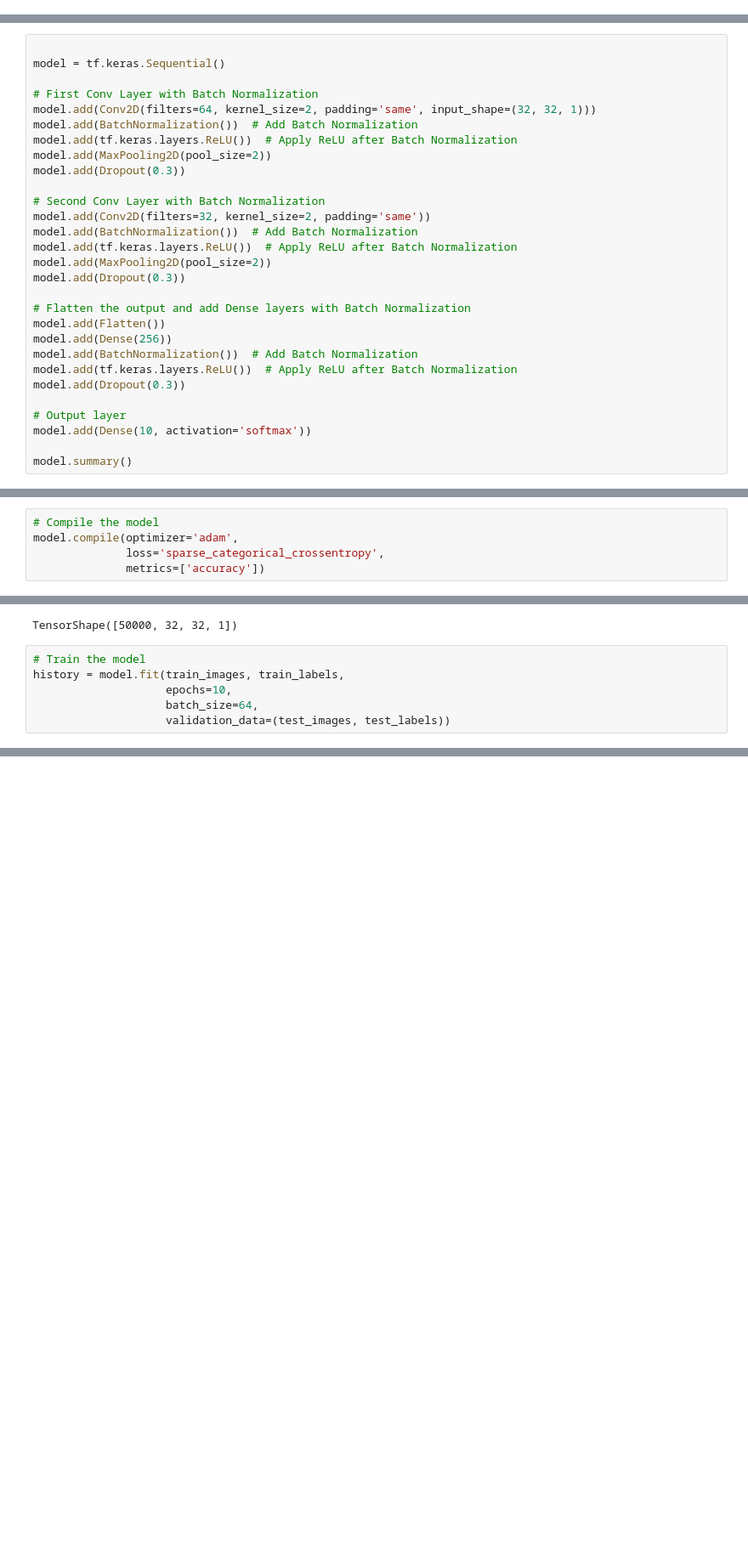
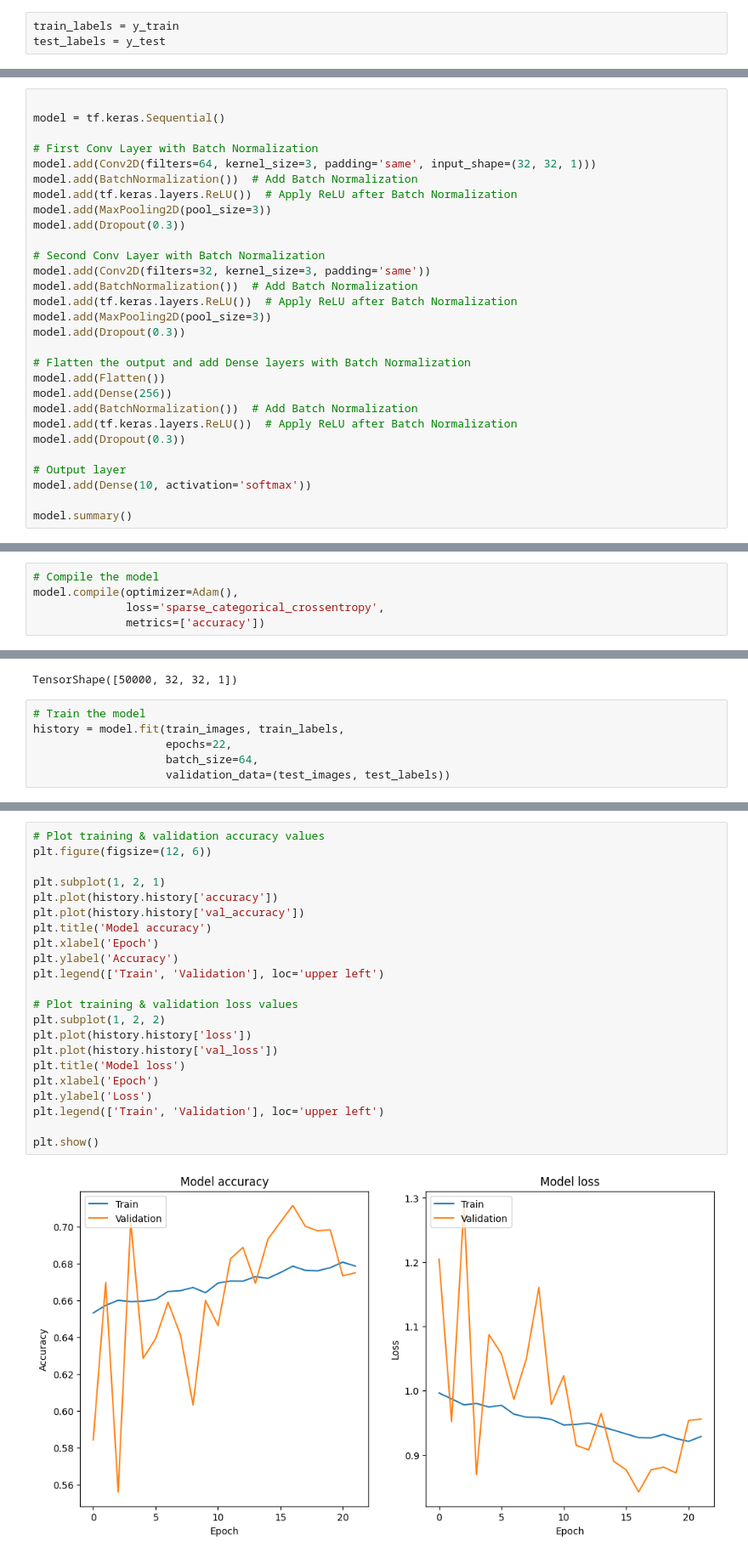
Before and after one commit to gusanitor8/lab3DeepLearning, a Jupyter notebook: lab3.ipynb, the cells around one changed output, grey strips where cells are left out. Shown: that part at 85% size. Saved outputs shown, nothing was run; the diff lists cells and outputs as text; blank space fills up the shorter version.

Commit message:
22 epochs

```diff
--- a/lab3.ipynb
+++ b/lab3.ipynb
@@ -30,3 +26,6 @@ array([0., 0., 0., 1., 0., 0., 0., 0., 0., 0.])
+# %%
+train_labels = y_train
+test_labels = y_test
 # %%
 # Convert images to grayscale (single channel)
 train_images= tf.image.rgb_to_grayscale(train_images)
@@ -49,17 +43,17 @@ print(test_images.shape)
 model = tf.keras.Sequential()
 
 # First Conv Layer with Batch Normalization
-model.add(Conv2D(filters=64, kernel_size=2, padding='same', input_shape=(32, 32, 1)))
+model.add(Conv2D(filters=64, kernel_size=3, padding='same', input_shape=(32, 32, 1)))
 model.add(BatchNormalization())  # Add Batch Normalization
 model.add(tf.keras.layers.ReLU())  # Apply ReLU after Batch Normalization
-model.add(MaxPooling2D(pool_size=2))
+model.add(MaxPooling2D(pool_size=3))
 model.add(Dropout(0.3))
 
 # Second Conv Layer with Batch Normalization
-model.add(Conv2D(filters=32, kernel_size=2, padding='same'))
+model.add(Conv2D(filters=32, kernel_size=3, padding='same'))
 model.add(BatchNormalization())  # Add Batch Normalization
 model.add(tf.keras.layers.ReLU())  # Apply ReLU after Batch Normalization
-model.add(MaxPooling2D(pool_size=2))
+model.add(MaxPooling2D(pool_size=3))
 model.add(Dropout(0.3))
 
 # Flatten the output and add Dense layers with Batch Normalization
@@ -97,7 +91,7 @@ Model: "sequential"
  Non-trainable params: 704 (2.75 KB)
 # %%
 # Compile the model
-model.compile(optimizer='adam',
+model.compile(optimizer=Adam(),
               loss='sparse_categorical_crossentropy',
               metrics=['accuracy'])
 # %%
@@ -107,7 +101,7 @@ TensorShape([50000, 32, 32, 1])
 # %%
 # Train the model
 history = model.fit(train_images, train_labels,
-                    epochs=10,
+                    epochs=22,
                     batch_size=64,
                     validation_data=(test_images, test_labels))
 # %% [output]
@@ -115,0 +125,24 @@ ValueError: Argument `output` must have rank (ndim) `target.ndim - 1`. Received:
+# %%
+# Plot training & validation accuracy values
+plt.figure(figsize=(12, 6))
+
+plt.subplot(1, 2, 1)
+plt.plot(history.history['accuracy'])
+plt.plot(history.history['val_accuracy'])
+plt.title('Model accuracy')
+plt.xlabel('Epoch')
+plt.ylabel('Accuracy')
+plt.legend(['Train', 'Validation'], loc='upper left')
+
+# Plot training & validation loss values
+plt.subplot(1, 2, 2)
+plt.plot(history.history['loss'])
+plt.plot(history.history['val_loss'])
+plt.title('Model loss')
+plt.xlabel('Epoch')
+plt.ylabel('Loss')
+plt.legend(['Train', 'Validation'], loc='upper left')
+
+plt.show()
+# %% [output]
+[figure, added]
```
Also changed, not shown: parts of 5 cells of this notebook.
